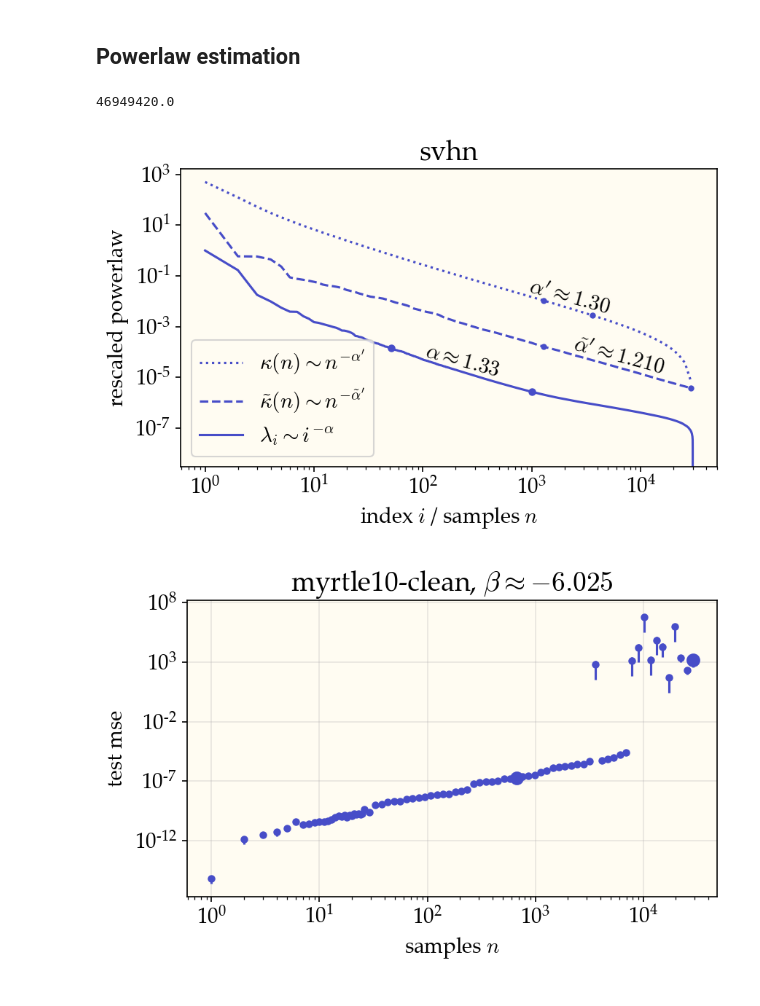
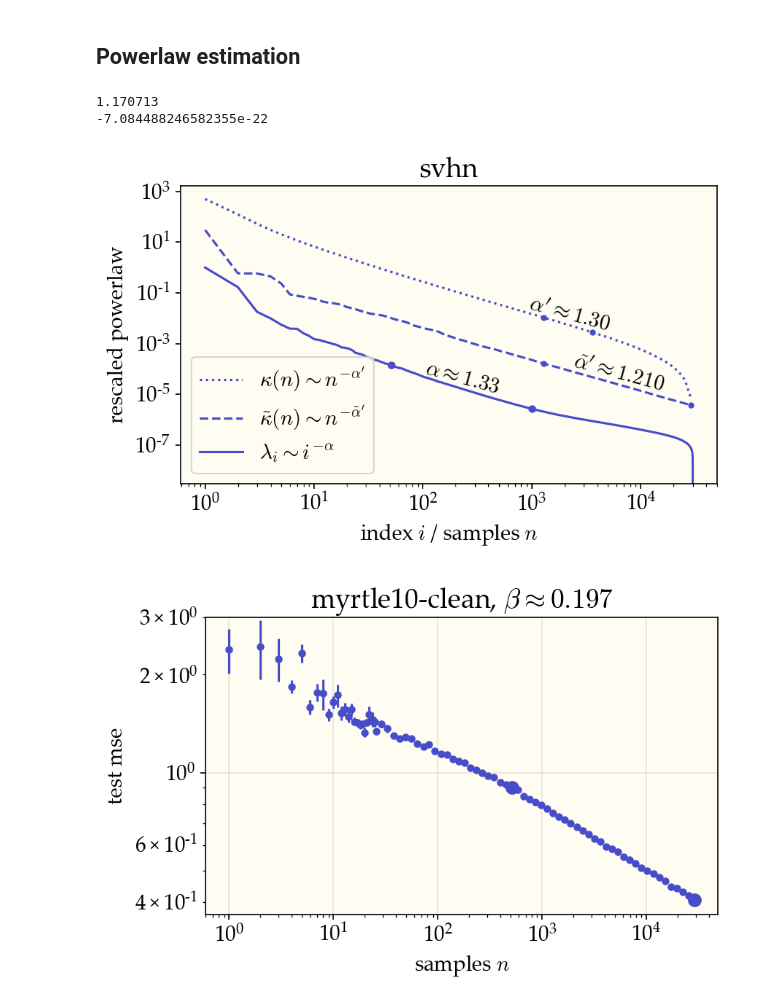
Before and after one commit to dkarkada/more-is-better, a Jupyter notebook: powerlaws.ipynb, the cells around one changed output. Drawn from its saved outputs; the diff is of its cells as text; code cells hidden in the pictures.

```diff
--- a/powerlaws.ipynb
+++ b/powerlaws.ipynb
@@ -118,10 +118,10 @@ fig, axes = plt.subplots(ncols=3, figsize=(12,3))
 
 plot_params = {
     "datasets": ["mnist", "cifar10", "cifar10"],
-    "titles": ["MNIST", "CIFAR10", "CIFAR10"],
-    "ymin": [0.03, 0.1, 0.1],
-    "alpha": [1.13, 1.16, 1.16],
-    "beta": [1.357, 1.139, 1.139],
+    "titles": ["MNIST", "SVHN", "CIFAR10"],
+    "ymin": [0.03, 0.2, 0.2],
+    "alpha": [1.13, 1.21, 1.16],
+    "beta": [1.357, 1.195, 1.139],
     "hack_add": [-.01, .01, .01]
 
 }
@@ -182,6 +182,7 @@ plt.tick_params(labelcolor='none', which='both', top=False, bottom=False, left=F
 plt.xlabel('fitting ratio $\mathcal{R}_\mathrm{tr/te}\equiv\\frac{\mathrm{MSE}_\mathrm{train}}{\mathrm{MSE}_\mathrm{test}}}$',
            size="x-large")
 plt.ylabel('test MSE', size="x-large")
+plt.ticklabel_format(axis='y', style='plain')
 plt.tight_layout()
 fig.subplots_adjust(bottom=0)
 plt.figlegend(
@@ -326,7 +327,7 @@ with open(f"{work_dir}/eigdata.file", 'rb') as handle:
 with open(f"{work_dir}/eigstats.file", 'rb') as handle:
     eigstats = pickle.load(handle)
 
-    ax = plt.gca()
+ax = plt.gca()
 
 eigvals = eigstats["eigvals"]
 n = len(eigvals)
@@ -392,40 +393,42 @@ plt.xlabel("index $i$ / samples $n$")
 plt.ylabel("rescaled powerlaw")
 
 print(eigstats["test_mse_noise"])
+print(min(eigvals))
 plt.tight_layout()
 plt.show()
 # %% [output]
-46949420.0
+1.170713
+-7.084488246582355e-22
 [figure]
 # %%
 ax = plt.gca()
 
 color = get_color(3)
 sizes = eigstats["sizes"]
-test_mses = eigstats["train_mses"]
+test_mses = eigstats["test_mses"]
 test_mean, test_std = test_mses.mean(axis=0), test_mses.std(axis=0)
 n_trials = test_mses.shape[0]
 
 ax.errorbar(sizes, test_mean, yerr=test_std/np.sqrt(n_trials), ls='none',
             marker='o', markersize=4, color=color)
 
-start, end = 50, len(sizes)-1
+start, end = 48, len(sizes)-1
 endpts = [start, end]
 x1, x2 = sizes[endpts]
 y1, y2 = test_mean[endpts]
 beta = -np.log(y2/y1) / np.log(x2/x1)
 ax.plot((x1, x2), (y1, y2), color=color, ls='none',
         marker='o', markersize=8)
 
 ax.set_title(f"{expt.expt_name}, $\\beta\\approx{{{beta:.3f}}}$")
 ax.set_xscale('log')
 ax.set_yscale('log')
 
 ax.set_xlabel('samples $n$')
 ax.set_ylabel('test mse')
 ax.set_ylim(top=3)
 plt.tight_layout()
 plt.grid(alpha=0.3)
 plt.show()
 # %% [output]
-[figure, old version]
+[figure, new version]
```
Also changed, not shown: parts of 2 cells of this notebook, 2 other files.
